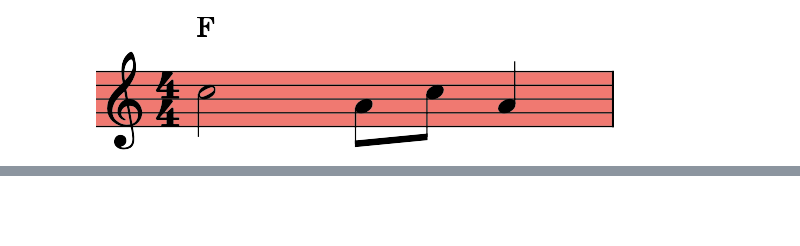
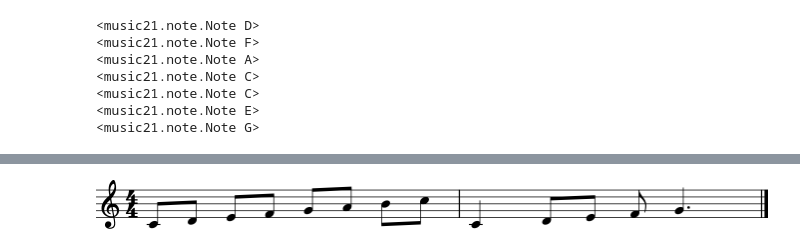
Before and after one commit to cwrightlibrary/JazzNotebooks, a Jupyter notebook: main-script.ipynb, the cells around one changed output, grey strips where cells are left out. Drawn from its saved outputs; the diff is of its cells as text; code cells hidden in the pictures; blank space fills up the shorter version.

```diff
--- a/main-script.ipynb
+++ b/main-script.ipynb
@@ -122,7 +83,13 @@ def music(info: list, notes: str, midi=False, swing=False):
-# %%
-
-info = ["Treble", 0, "4/4"]
-notes = "@!F C5/2 A4/.5 C5/.5 A4/1"
-music(info, notes, False, False)
-# %% [output]
-[figure, removed]
+# %%
+info = ["Treble", 0, "4/4"]
+notes = "c4/.5 d4/.5 e4/.5 f4/.5 g4/.5 a4/.5 b4/.5 c5/.5 c4/1 d4/.5 e4/.5 f4/.5 g4/1.5"
+music(info, notes, True)
+music(info, notes)
+# %% [output]
+<music21.note.Note D>
+<music21.note.Note F>
+<music21.note.Note A>
+<music21.note.Note C>
+<music21.note.Note C>
+<music21.note.Note E>
+<music21.note.Note G>
@@ -128,0 +97 @@ music(info, notes, False, False)
+[figure, added]
```
Also changed, not shown: parts of 3 cells of this notebook.
